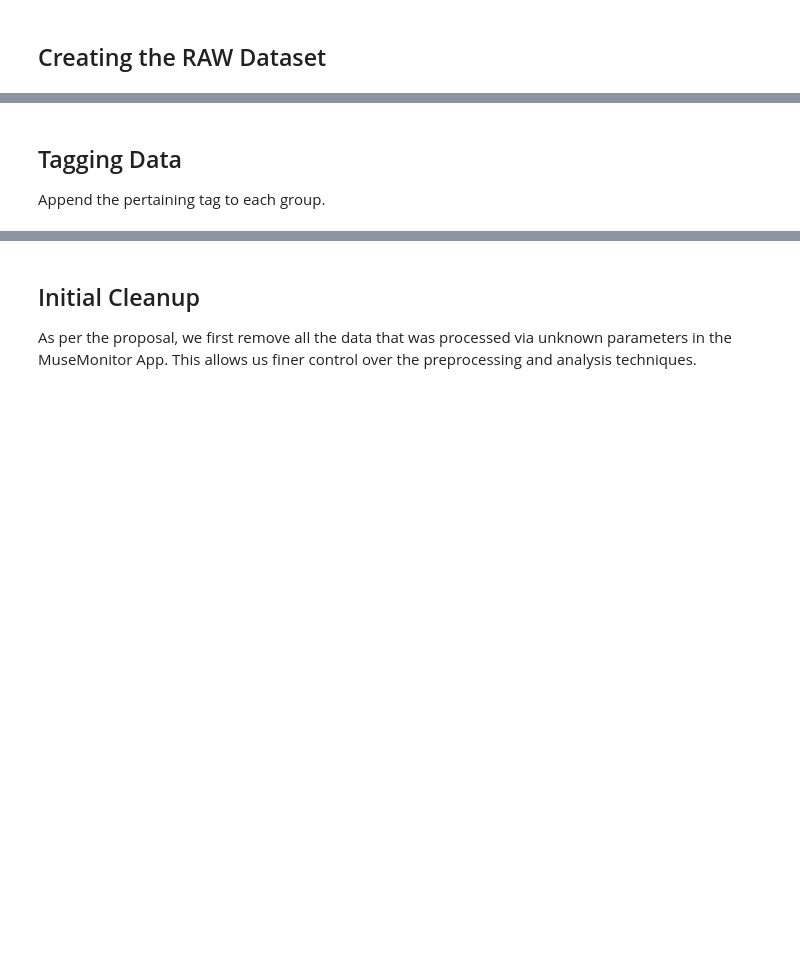
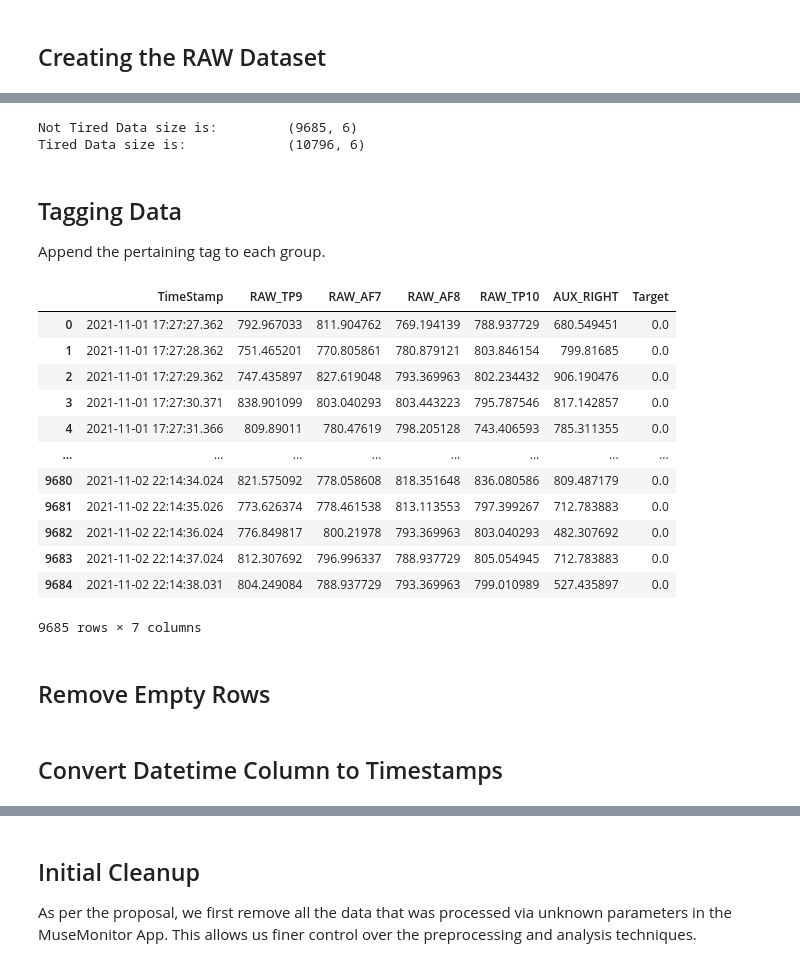
Before and after one commit to musahabib/WorkerFatigue_EEG_ML, a Jupyter notebook: Notebook.ipynb, the cells around one changed output, grey strips where cells are left out. Cells and saved outputs as stored; diff of their text form; code cells hidden in the pictures; blank space fills up the shorter version.

```diff
--- a/Notebook.ipynb
+++ b/Notebook.ipynb
@@ -123,10 +123,10 @@ memory usage: 49.2+ KB
 rowsTired=[];
 for f in filesTired:
     for r in range(pd.read_csv(f).shape[0]):
-        rowsTired.append(pd.read_csv(f).iloc[r,21:26])
+        rowsTired.append(pd.read_csv(f).iloc[r,[0, 21,22,23,24,25]])
 
 rowsNotTired=[];
 for f in filesNotTired:
     for r in range(pd.read_csv(f).shape[0]):
-        rowsNotTired.append(pd.read_csv(f).iloc[r,21:26])
+        rowsNotTired.append(pd.read_csv(f).iloc[r,[0, 21,22,23,24,25]])
 # %% [output]
@@ -134,6 +134,5 @@ Wall time: 4min 27s
 # %%
 data_NT = pd.DataFrame(rowsNotTired);
-data_T = pd.DataFrame(rowsTired);
-
-print(f"Not Tired Data size is: \t{data_NT.shape}", f"\nTired Data size is: \t\t{data_T.shape}")
+original_NT = data_NT.copy();
+data_NT
 # %% [output]
@@ -158,3 +170,38 @@ data_T
+# %%
+print(f"Not Tired Data size is: \t{data_NT.shape}", f"\nTired Data size is: \t\t{data_T.shape}")
+# %% [output]
+Not Tired Data size is:         (9685, 6)
+Tired Data size is:             (10796, 6)
 # %% [markdown]
 ## Tagging Data
 Append the pertaining tag to each group.
+# %%
+#Conserve headers
+headers = original_NT.columns.values.tolist()
+
+#Stack ones or zeros for each class [0 = NotTired, 1 = Tired]
+data_T = pd.DataFrame(np.hstack((data_T.to_numpy(),   np.ones((data_T.shape[0], 1)) )))
+data_NT= pd.DataFrame(np.hstack((data_NT.to_numpy(), np.zeros((data_NT.shape[0], 1)))))
+# %%
+#Reattach headers
+data_T.columns =  np.hstack((headers, ['Target']));
+data_NT.columns = np.hstack((headers, ['Target']));
+
+#Check
+data_NT
+# %% [output]
+|  | TimeStamp | RAW_TP9 | RAW_AF7 | RAW_AF8 | RAW_TP10 | AUX_RIGHT | Target |
+| 0 | 2021-11-01 17:27:27.362 | 792.967033 | 811.904762 | 769.194139 | 788.937729 | 680.549451 | 0.0 |
+| 1 | 2021-11-01 17:27:28.362 | 751.465201 | 770.805861 | 780.879121 | 803.846154 | 799.81685 | 0.0 |
+| 2 | 2021-11-01 17:27:29.362 | 747.435897 | 827.619048 | 793.369963 | 802.234432 | 906.190476 | 0.0 |
+| 3 | 2021-11-01 17:27:30.371 | 838.901099 | 803.040293 | 803.443223 | 795.787546 | 817.142857 | 0.0 |
+| 4 | 2021-11-01 17:27:31.366 | 809.89011 | 780.47619 | 798.205128 | 743.406593 | 785.311355 | 0.0 |
+| ... | ... | ... | ... | ... | ... | ... | ... |
+| 9680 | 2021-11-02 22:14:34.024 | 821.575092 | 778.058608 | 818.351648 | 836.080586 | 809.487179 | 0.0 |
+| 9681 | 2021-11-02 22:14:35.026 | 773.626374 | 778.461538 | 813.113553 | 797.399267 | 712.783883 | 0.0 |
+| 9682 | 2021-11-02 22:14:36.024 | 776.849817 | 800.21978 | 793.369963 | 803.040293 | 482.307692 | 0.0 |
+| 9683 | 2021-11-02 22:14:37.024 | 812.307692 | 796.996337 | 788.937729 | 805.054945 | 712.783883 | 0.0 |
+| 9684 | 2021-11-02 22:14:38.031 | 804.249084 | 788.937729 | 793.369963 | 799.010989 | 527.435897 | 0.0 |
+9685 rows × 7 columns
+# %% [markdown]
+## Remove Empty Rows
@@ -160,0 +212,2 @@ Append the pertaining tag to each group.
+# %% [markdown]
+## Convert Datetime Column to Timestamps
```
Also changed, not shown: parts of 16 cells of this notebook, 5 other files.
